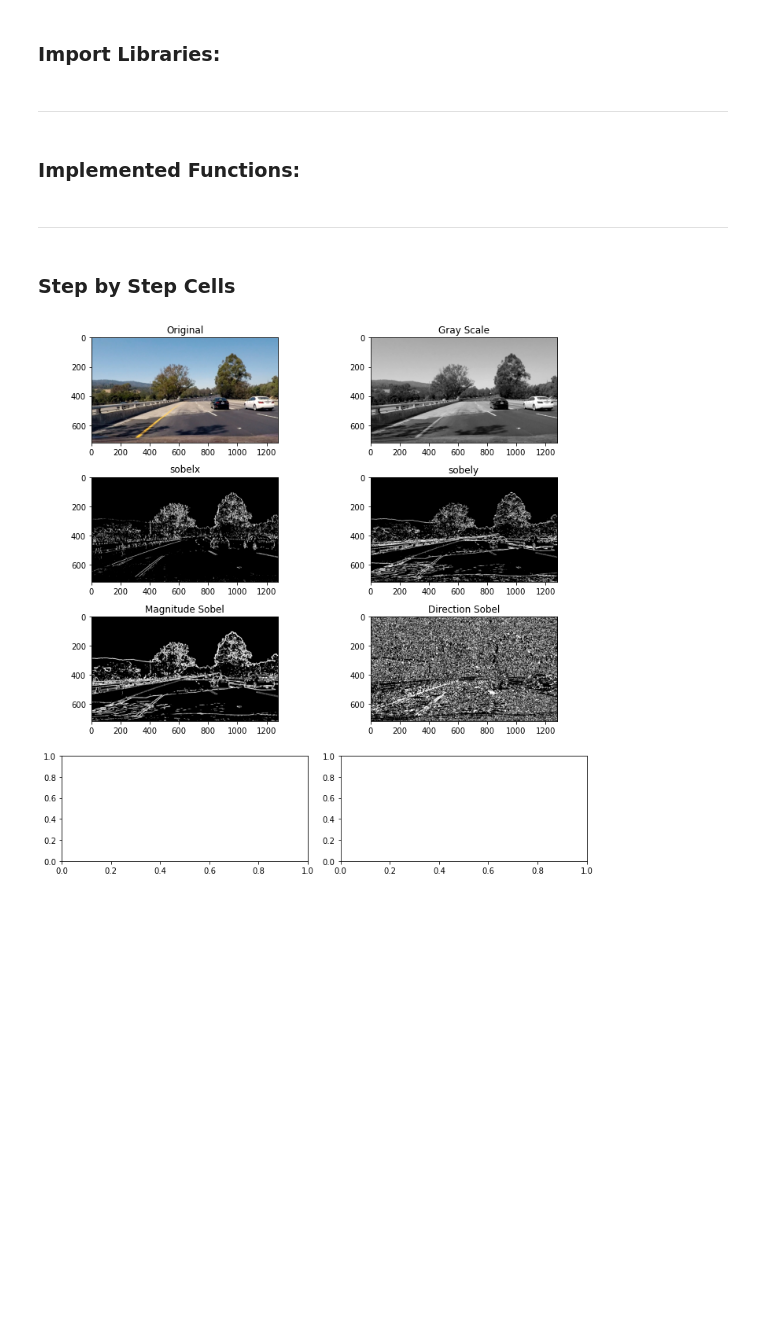
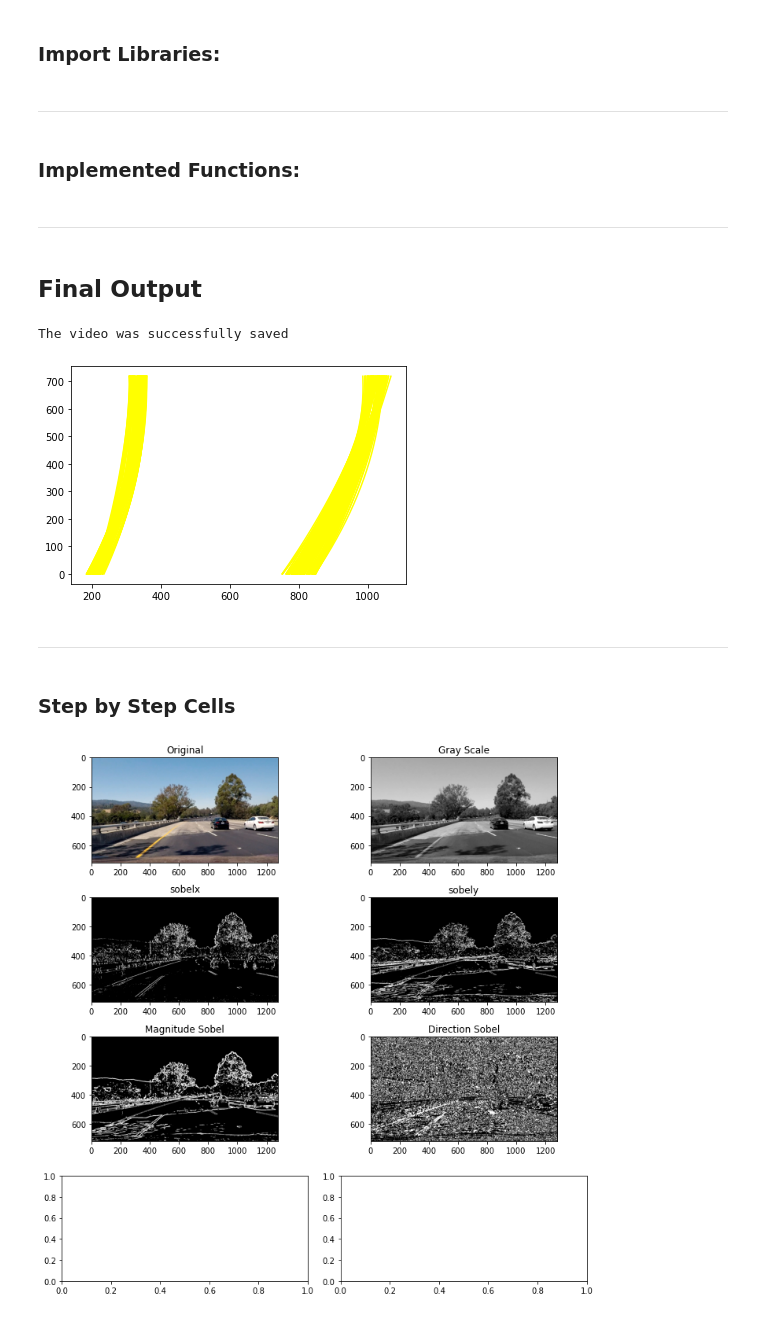
Before and after one commit to Image-Processing-Computer-vision/Image-Processing-Self-Driving-Cars, a Jupyter notebook: Advanced Lane Line - Self Driving Car V 1.2.ipynb, the cells around one changed output. Saved outputs shown, nothing was run; the diff lists cells and outputs as text; code cells hidden in the pictures; blank space fills up the shorter version.

```diff
--- a/Advanced Lane Line - Self Driving Car V 1.2.ipynb
+++ b/Advanced Lane Line - Self Driving Car V 1.2.ipynb
@@ -327,7 +345,7 @@ def fit_continuous(left_fit, right_fit, warped_image, plot = True):
         out_img = np.dstack((binary_warped, binary_warped, binary_warped))*255
         window_img = np.zeros_like(out_img)
         # Color in left and right line pixels
-        out_img[nonzeroy[left_lane_inds], nonzerox[left_lane_inds]] = [255, 0, 0]
+        out_img[nonzeroy[left_lane_inds], nonzerox[left_lane_inds]] = [0, 0, 255]
         out_img[nonzeroy[right_lane_inds], nonzerox[right_lane_inds]] = [0, 0, 255]
 
         # Generate a polygon to illustrate the search window area
@@ -360,8 +378,9 @@ def lane_detection(img_file, apply_blur=False):
     """""
 
     # read image
-    image = cv2.imread(img_file)
-    image = cv2.cvtColor(image, cv2.COLOR_BGR2RGB)
+    #image = cv2.imread(img_file)
+    image = img_file
+    #image = cv2.cvtColor(image, cv2.COLOR_BGR2RGB)
 
     # if blur argument is true define a kernel size of 5x5 and apply
     # gaussian blur
@@ -490,11 +548,5 @@ def write_on_Image(orig, left_curve,right_curve,center_dist):
 # %%
-def take_filename():
-    # simple function to take file name as input from user
-    file_name = input("Enter file path and Name (eg. /.../...): ")
-    return file_name
-
-
-def pipeline():
+def pipeline(img, resize_param):
     """""""""
     This will be the final collected function to apply all processing
 
@@ -507,18 +559,21 @@ def pipeline():
     and it will take input string from the user with file name to work on
     if video it should extract frames to work on and then recollect them again
     """""""""
-    #image = take_filename
-    image = 'test_images/straight_lines1.jpg'
+    #file, debug = take_filename
+    image = img
 
-    global counter
-    global last_left
-    global last_right
-    global left_fit
-    global right_fit
+    counter = 0
+    #global last_left
+    #global last_right
+    #global left_fit
+    #global right_fit
+
+    #inputVideo = './project_video.mp4'
+    #outputVideo ='./output_videos/project_video.mp4'
 
     orig, sobelx_bin, S_channel_bin, combined_bin1, combined_bin2, warped_image = lane_detection(image, apply_blur=False)
 
-    if counter ==0:
+    if counter == 0:
         left_fit, right_fit, out_img = fit_polynomial(warped_image)
     else:
         left_fit, right_fit, out_img  = fit_continuous(left_fit, right_fit, warped_image, plot = False)
@@ -536,5 +591,8 @@ def pipeline():
 
 
     #plt.imshow(out_img)
+    img_stack = Print_stacked_image([final, image, sobelx_bin, warped_image, out_img, filled_warp], resize_param)
 
-    return sobelx_bin, warped_image, out_img, final, filled_warp, left_curverad, right_curverad, center
+    #return final
+    #return sobelx_bin, warped_image, out_img, final, filled_warp, img_stack
+    return final, img_stack
@@ -541,3 +666,12 @@ def pipeline():
+# %% [markdown]
+--------------------------------------
+# %% [markdown]
+## Final Output
+# %%
+Prcoess_video('project_video.mp4', resize_param = 0.5, stacked = 1, save = 0, show = 1)
+# %% [output]
+The video was successfully saved
+[figure, added]
 # %% [markdown]
 --------------------------------------
 # %% [markdown]
```
Also changed, not shown: parts of 7 cells of this notebook.
